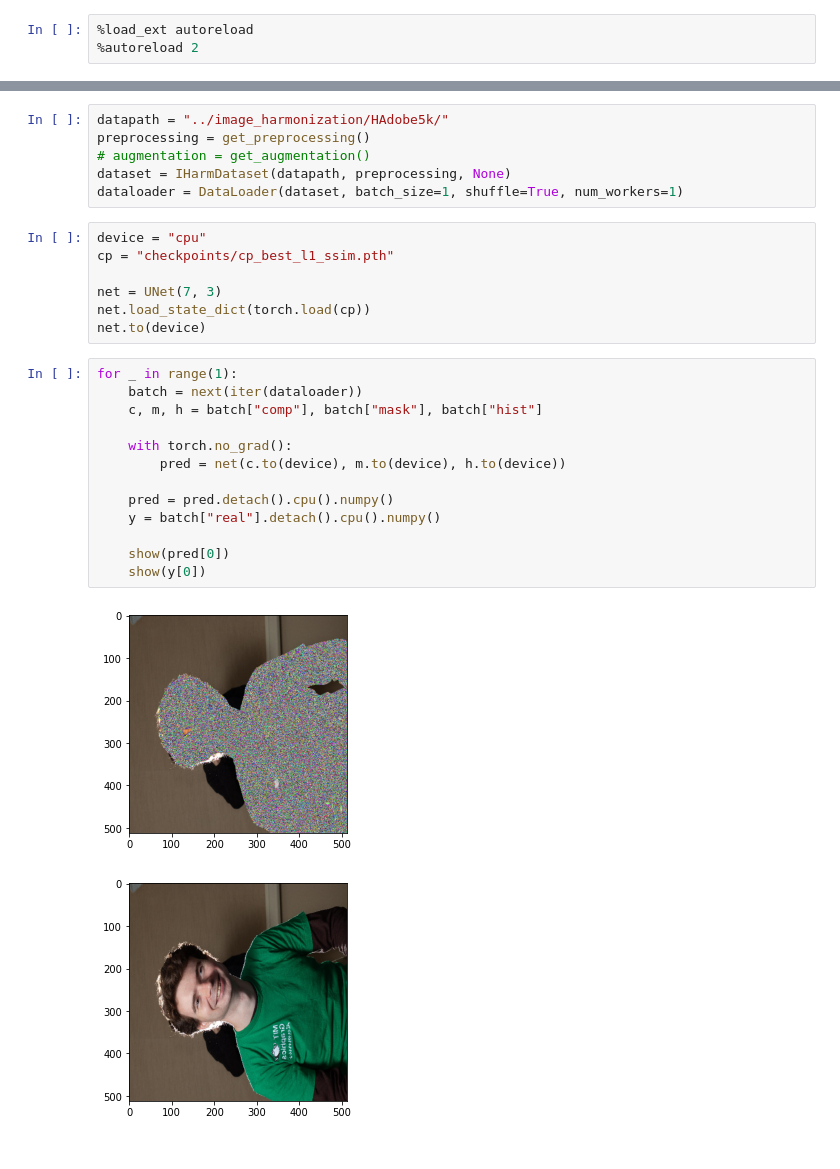
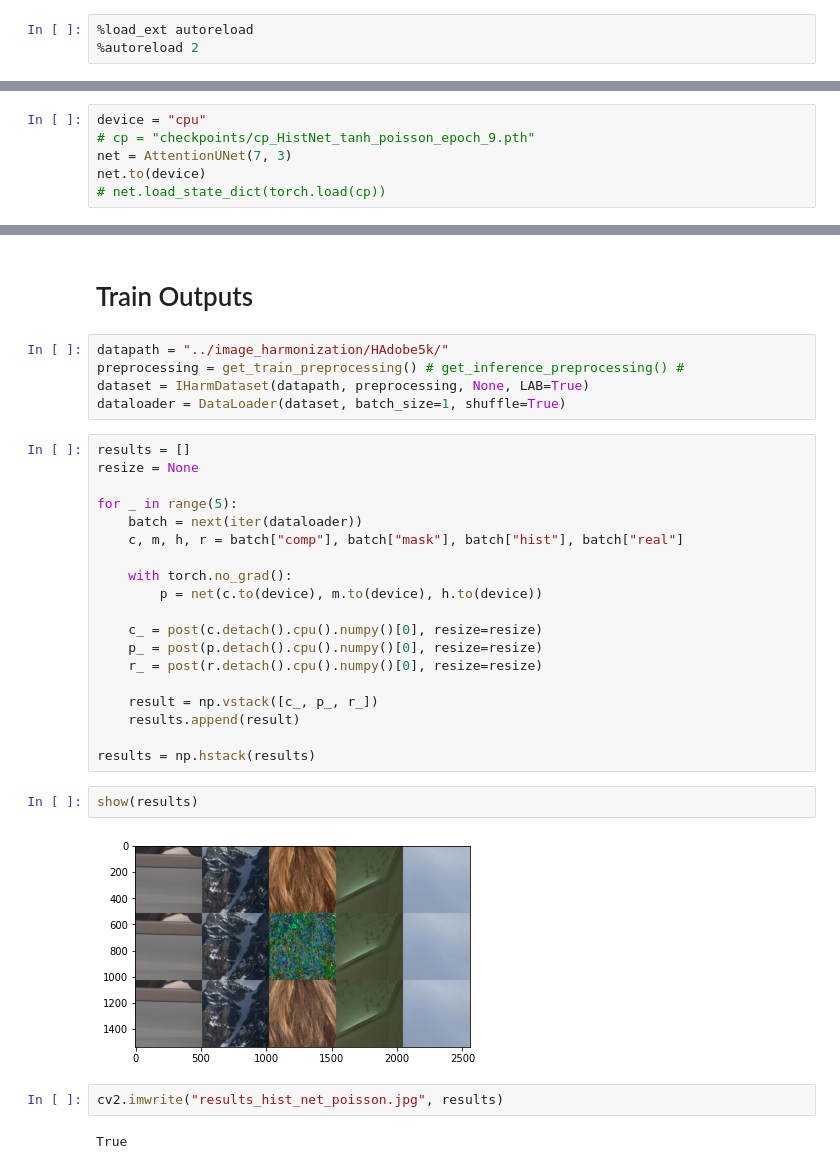
Before and after one commit to tobyshooters/unet_harmonization, a Jupyter notebook: test.ipynb, the cells around one changed output, grey strips where cells are left out. Cells and saved outputs as stored; diff of their text form.

Commit message:
poisson loss, attention u-net, tanh, [-1, 1]

```diff
--- a/test.ipynb
+++ b/test.ipynb
@@ -21,0 +39,6 @@ def show(im):
+# %%
+device = "cpu"
+# cp = "checkpoints/cp_HistNet_tanh_poisson_epoch_9.pth"
+net = AttentionUNet(7, 3)
+net.to(device)
+# net.load_state_dict(torch.load(cp))
@@ -22,29 +63,34 @@ def show(im):
+# %% [markdown]
+# Train Outputs
 # %%
 datapath = "../image_harmonization/HAdobe5k/"
-preprocessing = get_preprocessing()
-# augmentation = get_augmentation()
-dataset = IHarmDataset(datapath, preprocessing, None)
-dataloader = DataLoader(dataset, batch_size=1, shuffle=True, num_workers=1)
+preprocessing = get_train_preprocessing() # get_inference_preprocessing() #
+dataset = IHarmDataset(datapath, preprocessing, None, LAB=True)
+dataloader = DataLoader(dataset, batch_size=1, shuffle=True)
-# %%
-device = "cpu"
-cp = "checkpoints/cp_best_l1_ssim.pth"
-
-net = UNet(7, 3)
-net.load_state_dict(torch.load(cp))
-net.to(device)
 # %%
-for _ in range(1):
+results = []
+resize = None
+
+for _ in range(5):
     batch = next(iter(dataloader))
-    c, m, h = batch["comp"], batch["mask"], batch["hist"]
+    c, m, h, r = batch["comp"], batch["mask"], batch["hist"], batch["real"]
 
     with torch.no_grad():
-        pred = net(c.to(device), m.to(device), h.to(device))
+        p = net(c.to(device), m.to(device), h.to(device))
 
-    pred = pred.detach().cpu().numpy()
-    y = batch["real"].detach().cpu().numpy()
+    c_ = post(c.detach().cpu().numpy()[0], resize=resize)
+    p_ = post(p.detach().cpu().numpy()[0], resize=resize)
+    r_ = post(r.detach().cpu().numpy()[0], resize=resize)
 
-    show(pred[0])
-    show(y[0])
+    result = np.vstack([c_, p_, r_])
+    results.append(result)
+
+results = np.hstack(results)
-# %% [output]
-[figure, removed]
-[figure, removed]
+# %%
+show(results)
+# %% [output]
+[figure, added]
+# %%
+cv2.imwrite("results_hist_net_poisson.jpg", results)
+# %% [output]
+True
```
Also changed, not shown: parts of 2 cells of this notebook, 6 other files.
